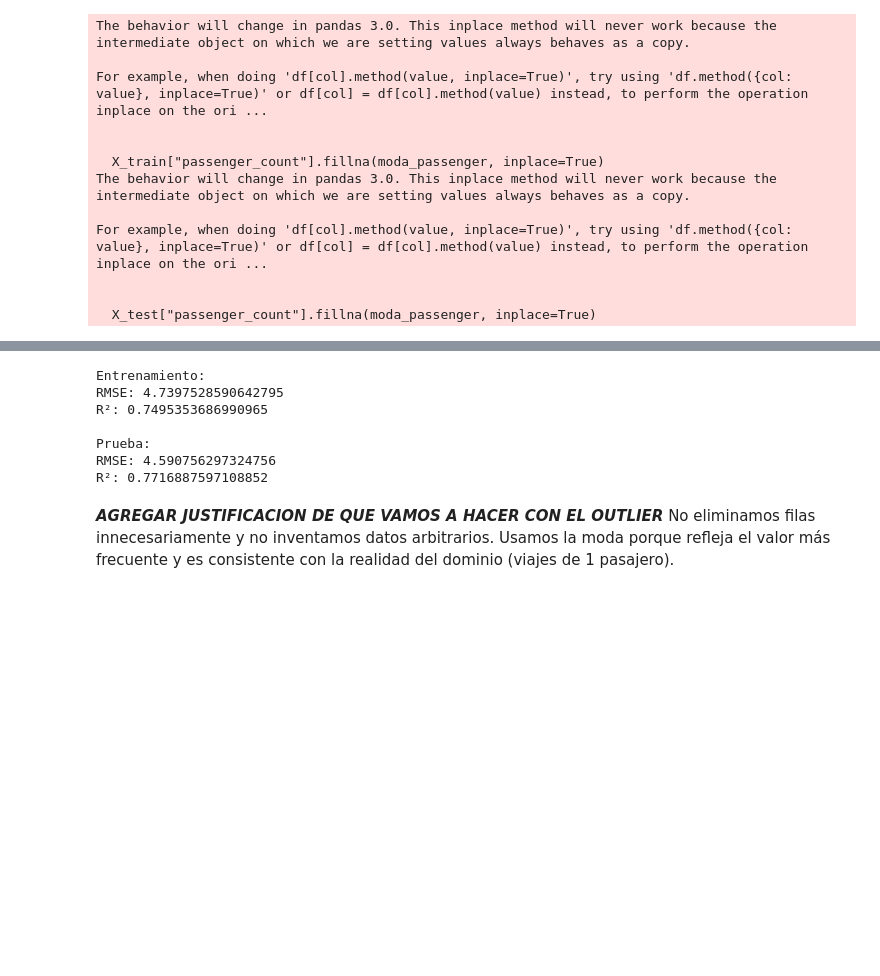
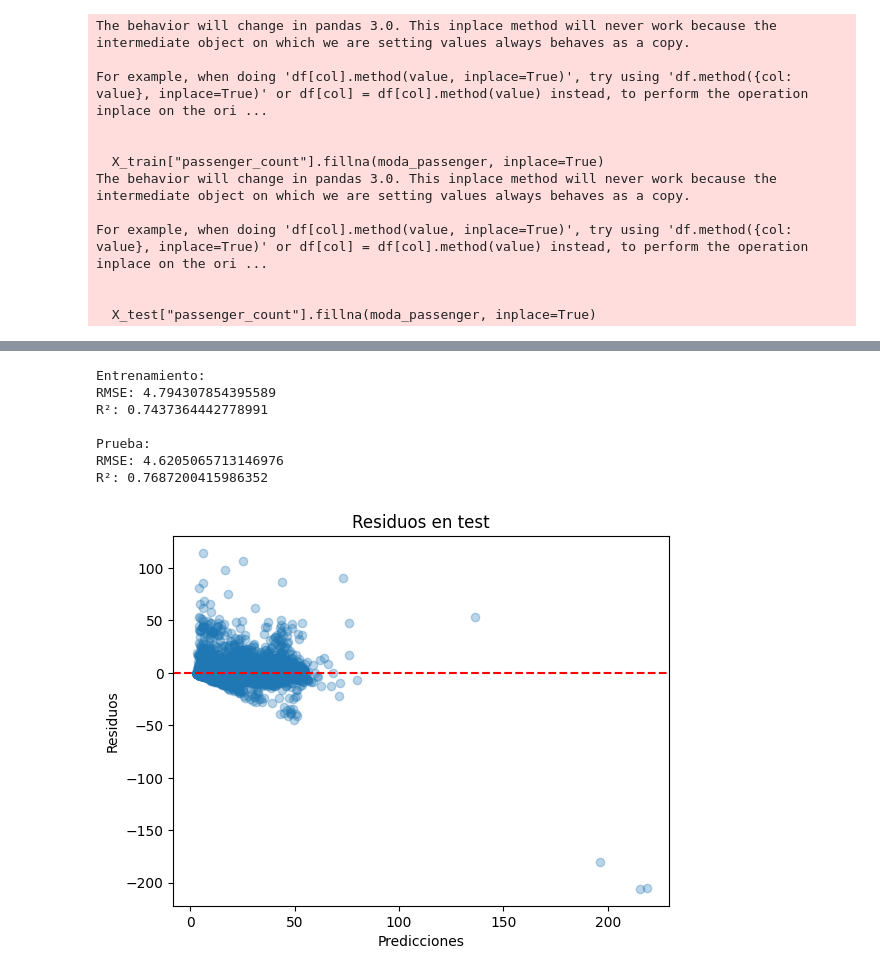
Before and after one commit to Flormezzano/TP-Regresion-AA1-2025C2-Mezzano-P-rez-Tapia, a Jupyter notebook: TP-Regresion-AA1-2025C2-Mezzano-Pérez-Tapia.ipynb, the cells around one changed output, grey strips where cells are left out. Saved outputs shown, nothing was run; the diff lists cells and outputs as text; code cells hidden in the pictures; blank space fills up the shorter version.

```diff
--- a/TP-Regresion-AA1-2025C2-Mezzano-Pérez-Tapia.ipynb
+++ b/TP-Regresion-AA1-2025C2-Mezzano-Pérez-Tapia.ipynb
@@ -442,10 +460,24 @@ uber_grande           0.000000
 Name: 170081, dtype: float64
 [figure]
+# %%
+from sklearn.compose import ColumnTransformer
+
+num_cols = ["distance_km", "passenger_count"]
+cat_cols = ["is_holiday", "is_workday", "mañana", "tarde", "noche", "uber_comun", "uber_grande"]
+
+preprocessor = ColumnTransformer(
+    transformers=[
+        ("num", StandardScaler(), num_cols),
+        ("cat", "passthrough", cat_cols)  # deja las dummies como están
+    ]
+)
+X_train_scaled = preprocessor.fit_transform(X_train)
+X_test_scaled = preprocessor.transform(X_test)
 # %%
 #imputar coordenadas con knn
 
 pipe_lr = Pipeline([
-    ("scaler", StandardScaler()),
+    ("scaler", preprocessor),
     ("model", LinearRegression())
 ])
 
@@ -468,12 +500,9 @@ print("RMSE:", rmse)
 print("R²:", r2_score(y_test, y_test_pred))
 # %% [output]
 Entrenamiento:
-RMSE: 4.7397528590642795
-R²: 0.7495353686990965
+RMSE: 4.794307854395589
+R²: 0.7437364442778991
 
 Prueba:
-RMSE: 4.590756297324756
-R²: 0.7716887597108852
+RMSE: 4.6205065713146976
+R²: 0.7687200415986352
-# %% [markdown]
-***AGREGAR JUSTIFICACION DE QUE VAMOS A HACER CON EL OUTLIER***
-No eliminamos filas innecesariamente y no inventamos datos arbitrarios. Usamos la moda porque refleja el valor más frecuente y es consistente con la realidad del dominio (viajes de 1 pasajero).
@@ -479,0 +523,9 @@ No eliminamos filas innecesariamente y no inventamos datos arbitrarios. Usamos l
+# %%
+plt.scatter(y_test_pred, y_test - y_test_pred, alpha=0.3)
+plt.axhline(0, color="red", linestyle="--")
+plt.xlabel("Predicciones")
+plt.ylabel("Residuos")
+plt.title("Residuos en test")
+plt.show()
+# %% [output]
+[figure, added]
```
Also changed, not shown: parts of 31 cells of this notebook, 1 other file.
